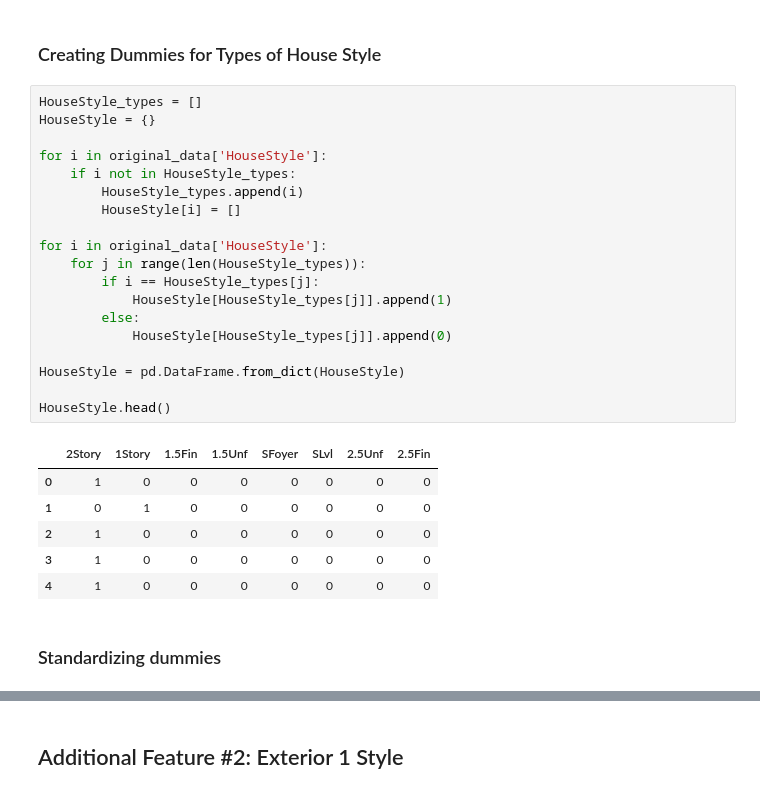
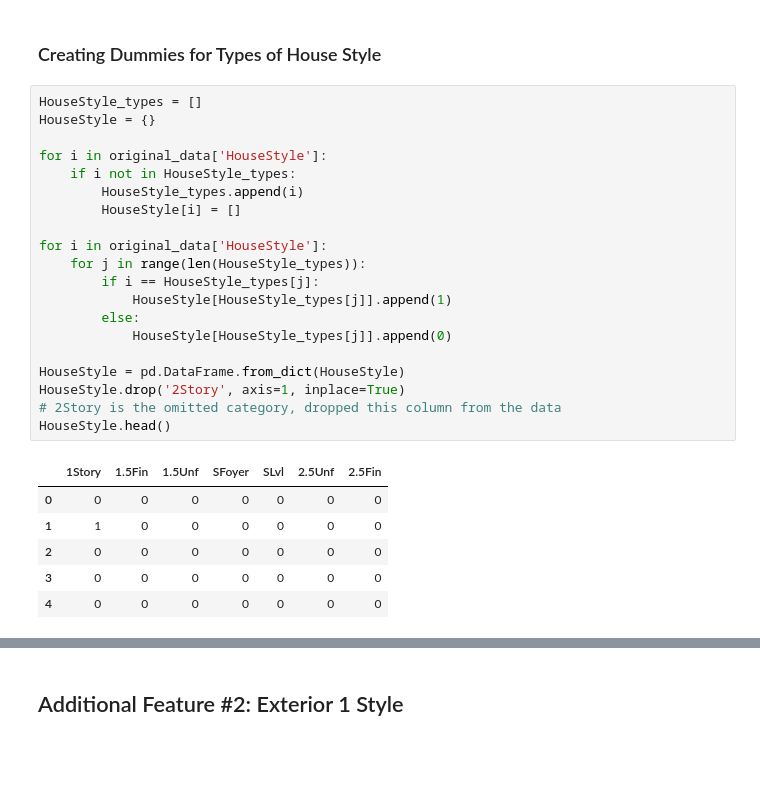
Before and after one commit to kanishsharma/rsm338, a Jupyter notebook: Project 1 - Iowa House Price/Iowa_Housing_Code.ipynb, the cells around one changed output, grey strips where cells are left out. Saved outputs shown, nothing was run; the diff lists cells and outputs as text; blank space fills up the shorter version.

```diff
--- a/Project 1 - Iowa House Price/Iowa_Housing_Code.ipynb
+++ b/Project 1 - Iowa House Price/Iowa_Housing_Code.ipynb
@@ -550,28 +575,27 @@ MAE: 0.2287690670540167
 # %%
 HouseStyle_types = []
 HouseStyle = {}
 
 for i in original_data['HouseStyle']:
     if i not in HouseStyle_types:
         HouseStyle_types.append(i)
         HouseStyle[i] = []
 
 for i in original_data['HouseStyle']:
     for j in range(len(HouseStyle_types)):
         if i == HouseStyle_types[j]:
             HouseStyle[HouseStyle_types[j]].append(1)
         else:
             HouseStyle[HouseStyle_types[j]].append(0)
 
 HouseStyle = pd.DataFrame.from_dict(HouseStyle)
-
+HouseStyle.drop('2Story', axis=1, inplace=True)
+# 2Story is the omitted category, dropped this column from the data
 HouseStyle.head()
 # %% [output]
-|  | 2Story | 1Story | 1.5Fin | 1.5Unf | SFoyer | SLvl | 2.5Unf | 2.5Fin |
-| 0 | 1 | 0 | 0 | 0 | 0 | 0 | 0 | 0 |
-| 1 | 0 | 1 | 0 | 0 | 0 | 0 | 0 | 0 |
-| 2 | 1 | 0 | 0 | 0 | 0 | 0 | 0 | 0 |
-| 3 | 1 | 0 | 0 | 0 | 0 | 0 | 0 | 0 |
-| 4 | 1 | 0 | 0 | 0 | 0 | 0 | 0 | 0 |
+|  | 1Story | 1.5Fin | 1.5Unf | SFoyer | SLvl | 2.5Unf | 2.5Fin |
+| 0 | 0 | 0 | 0 | 0 | 0 | 0 | 0 |
+| 1 | 1 | 0 | 0 | 0 | 0 | 0 | 0 |
+| 2 | 0 | 0 | 0 | 0 | 0 | 0 | 0 |
+| 3 | 0 | 0 | 0 | 0 | 0 | 0 | 0 |
+| 4 | 0 | 0 | 0 | 0 | 0 | 0 | 0 |
-# %% [markdown]
-### Standardizing dummies
```
Also changed, not shown: parts of 13 cells of this notebook.
